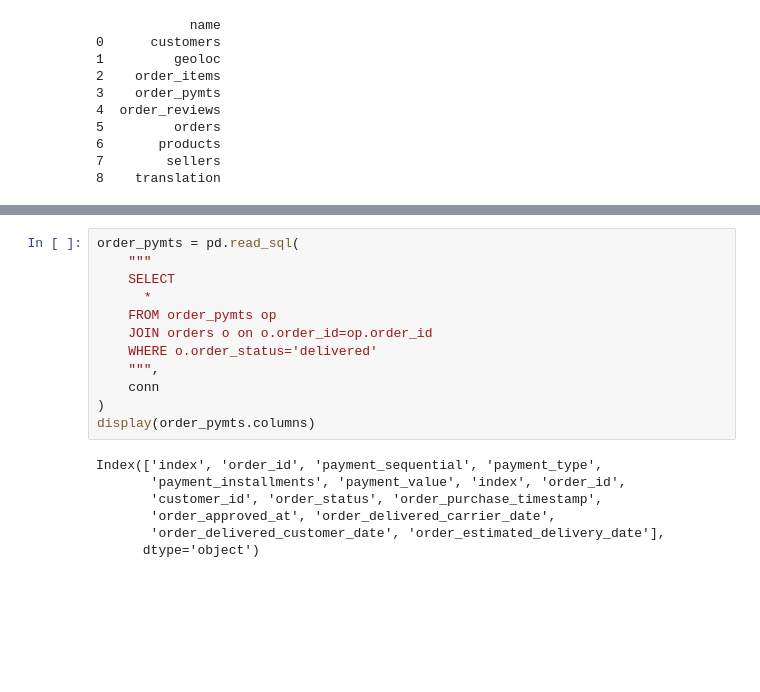
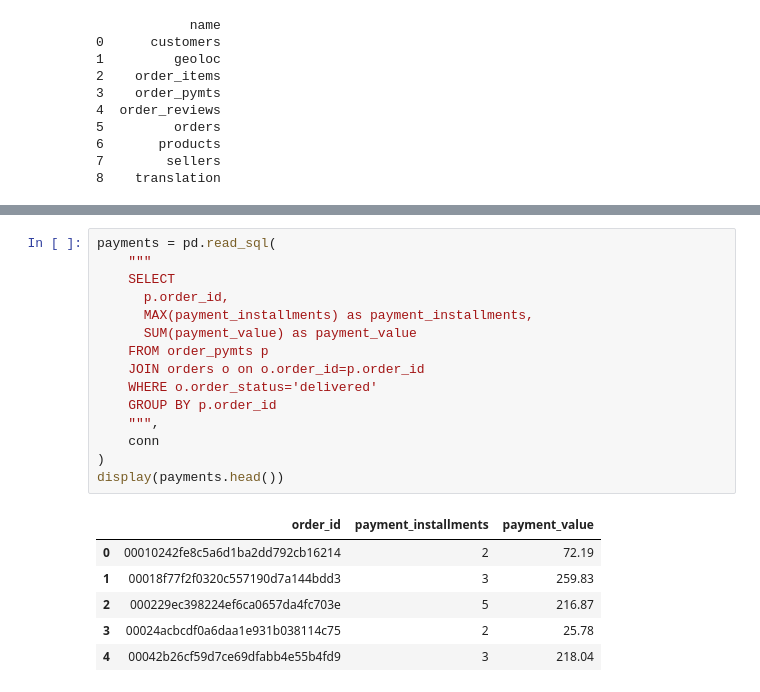
Before and after one commit to amadousysada/ecommerce-customer-segmentation, a Jupyter notebook: main.ipynb, the cells around one changed output, grey strips where cells are left out. Cells and saved outputs as stored; diff of their text form; blank space fills up the shorter version.

```diff
--- a/main.ipynb
+++ b/main.ipynb
@@ -190,19 +211,22 @@ display(order_reviews.head())
 # %%
-order_pymts = pd.read_sql(
+payments = pd.read_sql(
     """
     SELECT
-      *
-    FROM order_pymts op
-    JOIN orders o on o.order_id=op.order_id
+      p.order_id,
+      MAX(payment_installments) as payment_installments,
+      SUM(payment_value) as payment_value
+    FROM order_pymts p
+    JOIN orders o on o.order_id=p.order_id
     WHERE o.order_status='delivered'
+    GROUP BY p.order_id
     """,
     conn
 )
-display(order_pymts.columns)
+display(payments.head())
 # %% [output]
-Index(['index', 'order_id', 'payment_sequential', 'payment_type',
-       'payment_installments', 'payment_value', 'index', 'order_id',
-       'customer_id', 'order_status', 'order_purchase_timestamp',
-       'order_approved_at', 'order_delivered_carrier_date',
-       'order_delivered_customer_date', 'order_estimated_delivery_date'],
-      dtype='object')
+|  | order_id | payment_installments | payment_value |
+| 0 | 00010242fe8c5a6d1ba2dd792cb16214 | 2 | 72.19 |
+| 1 | 00018f77f2f0320c557190d7a144bdd3 | 3 | 259.83 |
+| 2 | 000229ec398224ef6ca0657da4fc703e | 5 | 216.87 |
+| 3 | 00024acbcdf0a6daa1e931b038114c75 | 2 | 25.78 |
+| 4 | 00042b26cf59d7ce69dfabb4e55b4fd9 | 3 | 218.04 |
```
Also changed, not shown: parts of 13 cells of this notebook.
